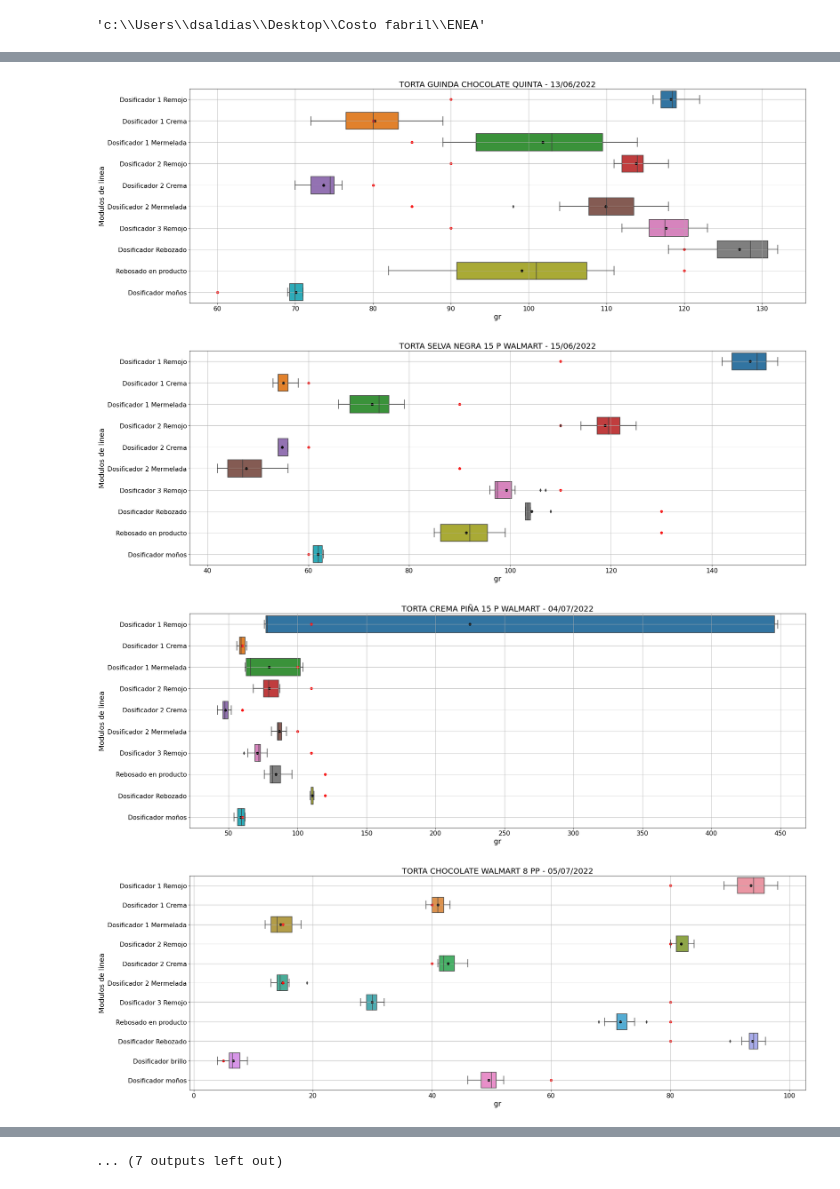
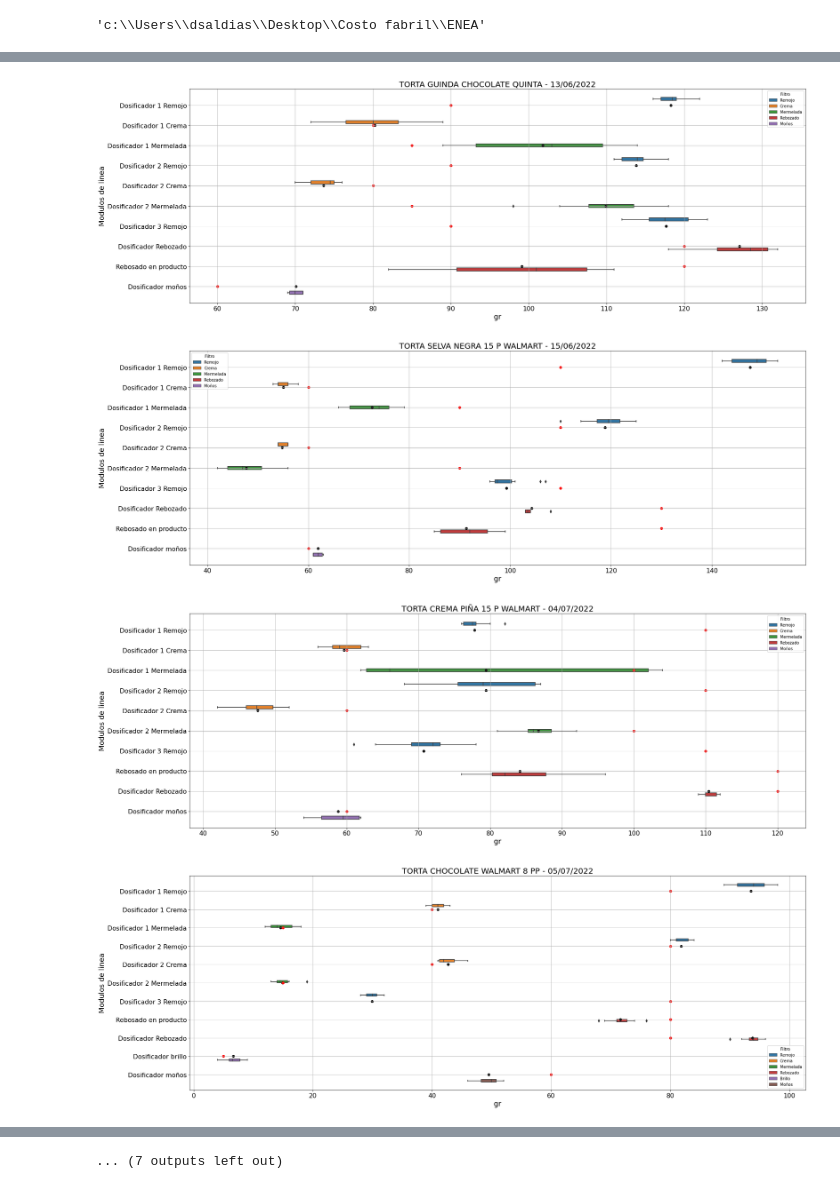
Before and after one commit to diegosaldiasq/Quinta, a Jupyter notebook: Procesos PV.ipynb, the cells around one changed output, grey strips where cells are left out. Saved outputs shown, nothing was run; the diff lists cells and outputs as text; code cells hidden in the pictures.

Commit message:
Se agrega filtro y se cambia tamaño de cajas

```diff
--- a/Procesos PV.ipynb
+++ b/Procesos PV.ipynb
@@ -28,12 +28,15 @@ os.getcwd()
 # %% [output]
 'c:\\Users\\dsaldias\\Desktop\\Costo fabril\\ENEA'
 # %%
+from turtle import hideturtle
+
+
 PT = df['PT y fecha'].drop_duplicates()
 muestra = 1
 for pt in PT:
     fig, ax = plt.subplots(figsize=(28,10))
     df2 = df[df['PT y fecha']==pt]
-    sns.boxplot(data=df2,x='Muestra',y='Modulo de linea')
+    sns.boxplot(data=df2,x='Muestra',y='Modulo de linea',hue='Filtro',width=.8)
     ax.set_title(pt,size=20)
     ax.grid()
     ax.set_xlabel('gr',size=18)
@@ -59,4 +62,4 @@ for pt in PT:
-[figure, old version]
+[figure, new version]
-[figure, old version]
+[figure, new version]
-[figure, old version]
+[figure, new version]
-[figure, old version]
+[figure, new version]
```
Also changed, not shown: parts of 3 cells of this notebook.
